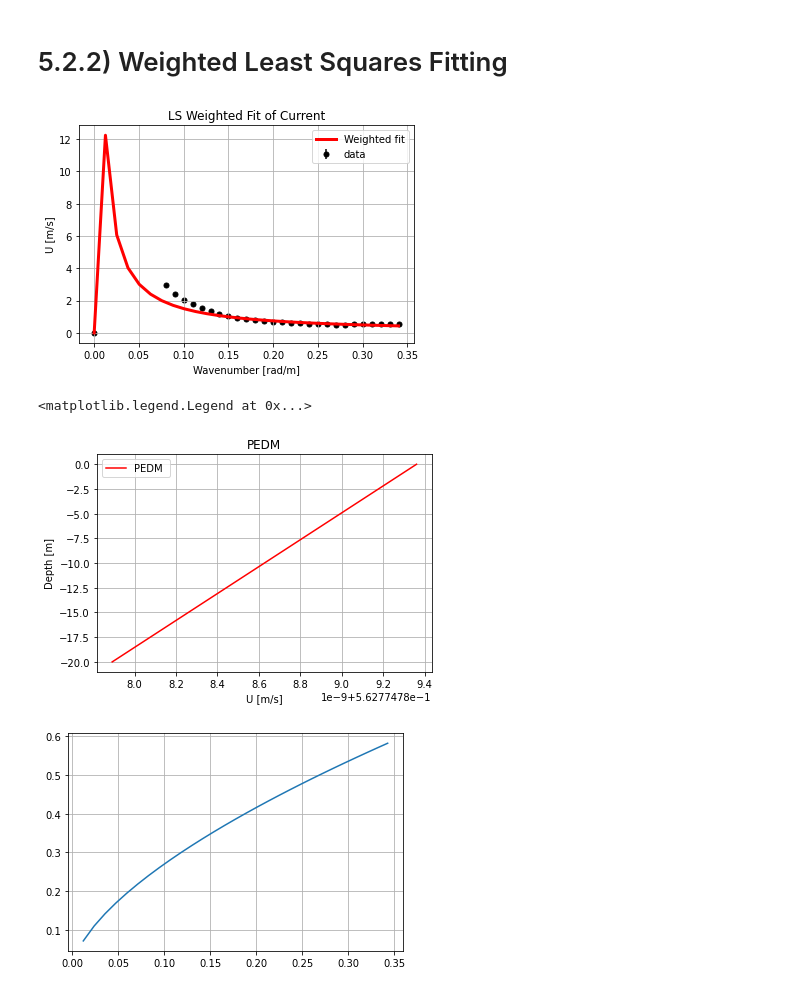
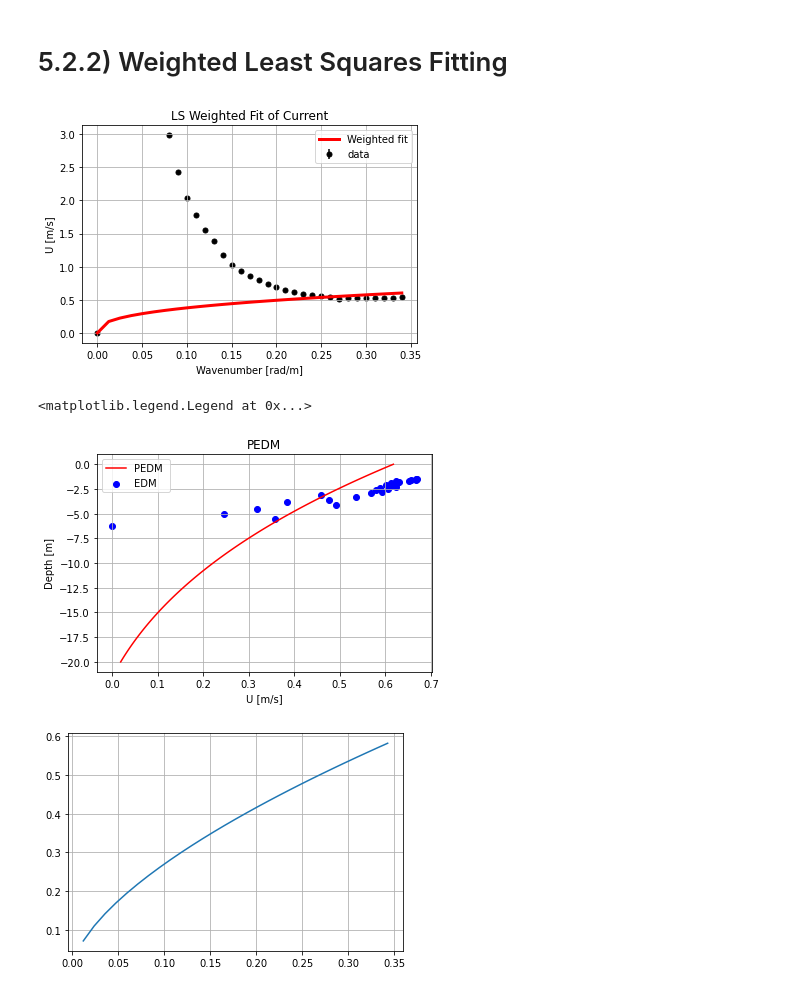
Before and after one commit to joeyanderson1/4th-Year-Thesis, a Jupyter notebook: Surface Interpolation Technique.ipynb, the cells around one changed output. Drawn from its saved outputs; the diff is of its cells as text; code cells hidden in the pictures.

```diff
--- a/Surface Interpolation Technique.ipynb
+++ b/Surface Interpolation Technique.ipynb
@@ -176,7 +176,7 @@ plt.show()
 # %% [output]
 [figure]
 # %%
-cond = (-ky_trip < -0.065)
+cond = (-ky_trip < -0.06)
 
 # Filtering out aliased and low wavenumbers
 # %%
@@ -782,59 +782,62 @@ plt.legend()
 [figure]
 # %% [markdown]
 # 5.2.2) Weighted Least Squares Fitting
+# %%
+filtered_x = cut_k_array_int
+filtered_y = U_array_int
 # %%
-filtered_x = np.insert(cut_k_array_int, 0, 0)
-filtered_y = np.insert(U_array_int, 0, 0)
+filtered_x = np.insert(filtered_x, 0, 1e-8)
+filtered_y = np.insert(filtered_y, 0, 1e-8)
 # %%
 # fitted function
 #def fpow(x, a, b, c):
  #   return a*x**b+c
 
-def fpow(x, a, b, c):
-    result = a * x**b + c
-    result[x == 0] = c  # Set result to c where x is zero
-    return result
+def fpow(x, a, b):
+    return a * x**b
 
 def custom_weights(x):
     weights = np.ones_like(x)  # default weight for all points
     weights[(0 < x) & (x <= 0.2)] = 1  # medium error for 0 < x <= 0.2
     weights[x > 0.2] = 0.1  # low error for x > 0.15
     weights[np.isclose(x, 0, atol=1e-8)] = 0.001  # very low error for x = 0
     return weights
 
 # initial guess
-pars0 = (0.4, 0.4, 1)
+pars0 = (0.4, 0.4)
 
 # perform fitting with custom weights
-popt, pcov = curve_fit(fpow, filtered_x, filtered_y, absolute_sigma=True, p0=pars0, sigma=custom_weights(filtered_x))
+popt, pcov = curve_fit(fpow, filtered_x, filtered_y, absolute_sigma=True, p0=pars0, sigma=custom_weights(filtered_x), maxfev=5000)
 
 # parameters
 a_opt = popt[0]
 b_opt = popt[1]
-c_opt = popt[2]
 
 # plot data
 plt.errorbar(filtered_x, filtered_y, yerr=0, fmt =".", color='black', label ='data', zorder=1, markersize=10)
 
 # creating x interval to include in y fit
 x_interval = np.linspace(0, max(filtered_x), len(filtered_x))
 y_fit = fpow( x_interval , *popt)
 plt.plot( x_interval, y_fit, color = "red", label = "Weighted fit", zorder=2 , linewidth=3)
 
 plt.grid(True)
 plt.ylabel("U [m/s]")
 plt.xlabel("Wavenumber [rad/m]")
 plt.title("LS Weighted Fit of Current")
 plt.legend()
 plt.show()
 # %% [output]
-[figure, old version]
+[figure, new version]
 # %%
 pPEDM1, pEDM1, eps_PEDM1, eps_EDM1, verbose1 = pedm(x_interval[1:], y_fit[1:])
 # %%
 U1_fun = lambda z: np.polyval(pPEDM1, z)
 # %%
 plt.plot(U1_fun(z), z, label="PEDM ", color = 'red')
+
+plt.scatter(Ux - np.min(Ux), -1/(2*wavenumbers), label='EDM', color = 'blue')
+
 
 #plt.scatter( y_fit[1:], -1/(2*x_interval[1:]), label='EDM - Linear', color = 'black')
 #plt.scatter( y_fit[1:], -1/(3.56*x_interval[1:]), label='EDM - Log', color = 'blue')
@@ -848,7 +851,7 @@ plt.legend()
 #plt.xlim(-0.01, 0.7)
 # %% [output]
 <matplotlib.legend.Legend at 0x...>
-[figure, old version]
+[figure, new version]
 # %%
 x_interval = np.array([0.0118179 , 0.02363581, 0.03545371, 0.04727161, 0.05908952,
        0.07090742, 0.08272532, 0.09454323, 0.10636113, 0.11817903,
```
